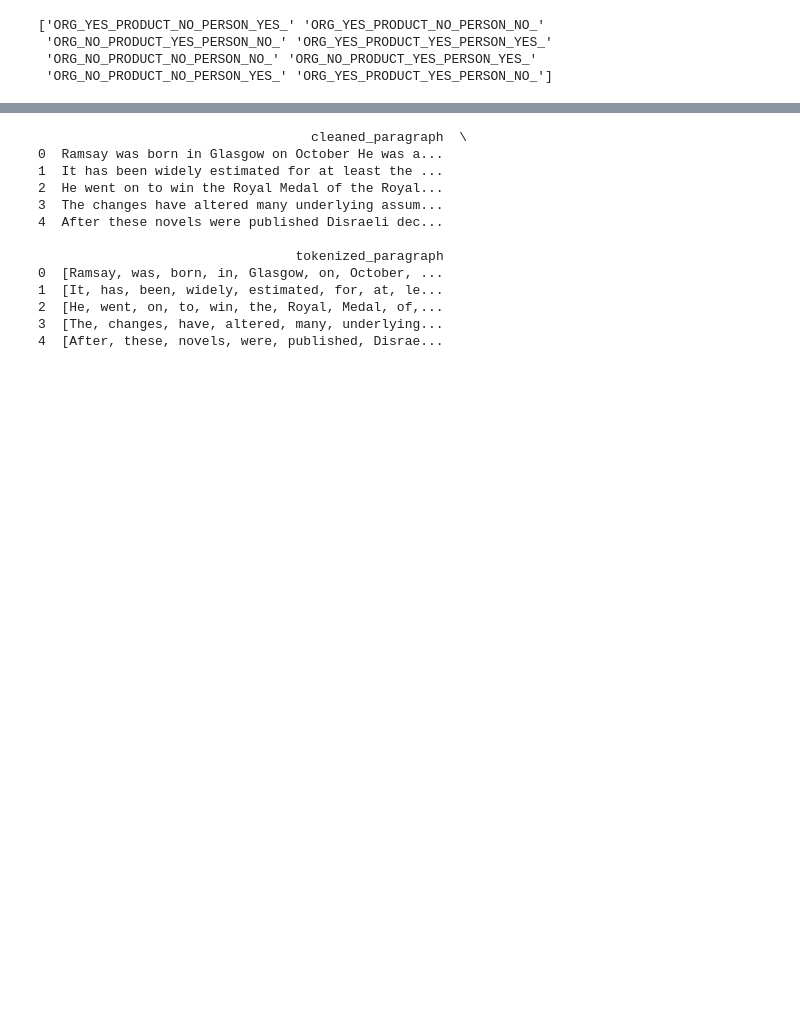
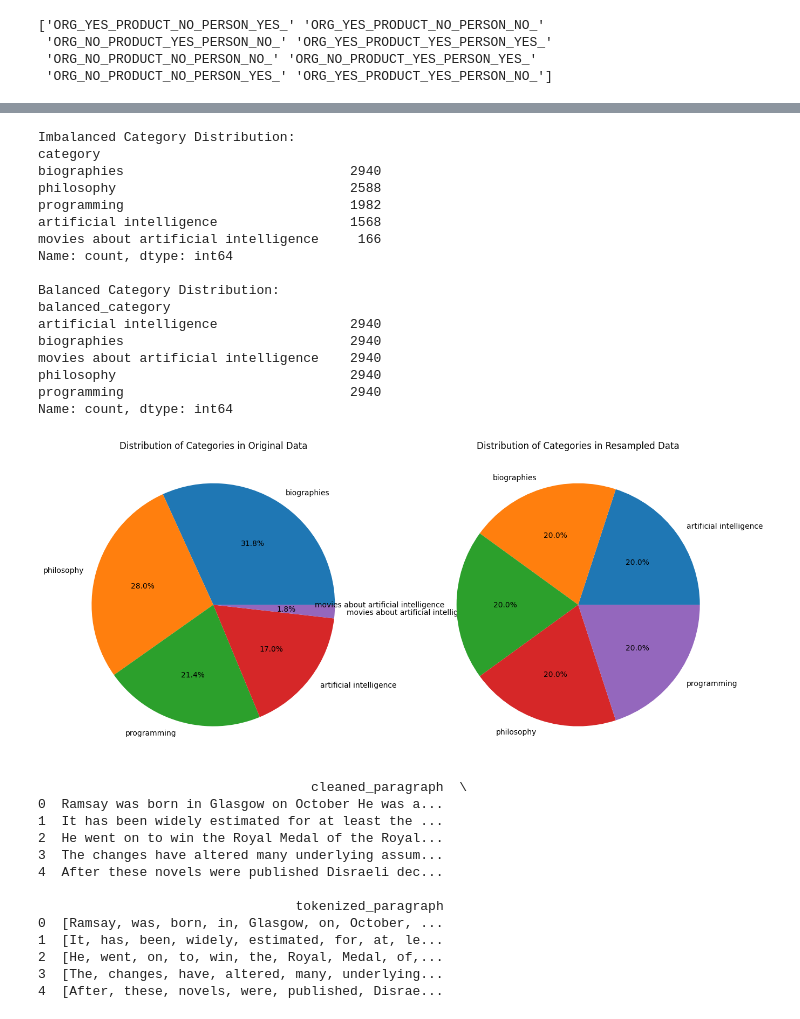
Before and after one commit to muhammedazhar/MSc-DataScience, a Jupyter notebook: COMP1804-AML/Testing/notebook.ipynb, the cells around one changed output, grey strips where cells are left out. Saved outputs shown, nothing was run; the diff lists cells and outputs as text; code cells hidden in the pictures; blank space fills up the shorter version.

Commit message:
SMOTE Distributed.

```diff
--- a/COMP1804-AML/Testing/notebook.ipynb
+++ b/COMP1804-AML/Testing/notebook.ipynb
@@ -89,6 +121,85 @@ def clean_text(text):
 
 # 'df' DataFrame containing the 'paragraph' column
 df['cleaned_paragraph'] = df['paragraph'].apply(clean_text)
+# %%
+# Import necessary libraries
+import pandas as pd
+from imblearn.over_sampling import SMOTE
+from imblearn.under_sampling import RandomUnderSampler
+from imblearn.pipeline import Pipeline as IMBPipeline
+from sklearn.feature_extraction.text import TfidfVectorizer
+from sklearn.preprocessing import LabelEncoder
+
+# Load your dataset
+# Assuming 'df' is already loaded with your data
+
+# Displaying the imbalanced category distribution
+print("Imbalanced Category Distribution:")
+print(df['category'].value_counts())
+
+# Encode the labels
+encoder = LabelEncoder()
+y_encoded = encoder.fit_transform(df['category'])
+X_text = df['cleaned_paragraph'] # Assuming you have a column 'cleaned_paragraph' that contains the cleaned text
+
+# Vectorizing the text data
+tfidf_vectorizer = TfidfVectorizer(stop_words='english', max_features=1000)
+X_vectorized = tfidf_vectorizer.fit_transform(X_text)
+
+# Setting up SMOTE and under-sampling within a pipeline
+resampling_pipeline = IMBPipeline([
+    ('smote', SMOTE(sampling_strategy='auto', random_state=42)),
+    ('under', RandomUnderSampler(random_state=42))
+])
+
+X_resampled, y_resampled = resampling_pipeline.fit_resample(X_vectorized, y_encoded)
+
+# Decode the labels back to original category names
+y_resampled_decoded = encoder.inverse_transform(y_resampled)
+
+# Create a DataFrame to display the before and after category distribution
+resampled_df = pd.DataFrame(y_resampled_decoded, columns=['balanced_category'])
+
+print("\nBalanced Category Distribution:")
+print(resampled_df['balanced_category'].value_counts())
+
+# Count the occurrences of each category in the original and resampled data
+original_category_counts = df['category'].value_counts()
+resampled_category_counts = resampled_df['balanced_category'].value_counts()
+
+# Create a figure with two subplots
+plt.figure(figsize=(16, 8))
+
+# Create the first pie chart for original data
+plt.subplot(1, 2, 1)
+plt.pie(original_category_counts.values, labels=original_category_counts.index, autopct='%1.1f%%')
+plt.title('Distribution of Categories in Original Data')
+
+# Create the second pie chart for resampled data
+plt.subplot(1, 2, 2)
+plt.pie(resampled_category_counts.values, labels=resampled_category_counts.index, autopct='%1.1f%%')
+plt.title('Distribution of Categories in Resampled Data')
+
+plt.show()
+# %% [output]
+Imbalanced Category Distribution:
+category
+biographies                             2940
+philosophy                              2588
+programming                             1982
+artificial intelligence                 1568
+movies about artificial intelligence     166
+Name: count, dtype: int64
+
+Balanced Category Distribution:
+balanced_category
+artificial intelligence                 2940
+biographies                             2940
+movies about artificial intelligence    2940
+philosophy                              2940
+programming                             2940
+Name: count, dtype: int64
+[figure, added]
 # %%
 import nltk
 from nltk.tokenize import word_tokenize
```
Also changed, not shown: parts of 17 cells of this notebook.
